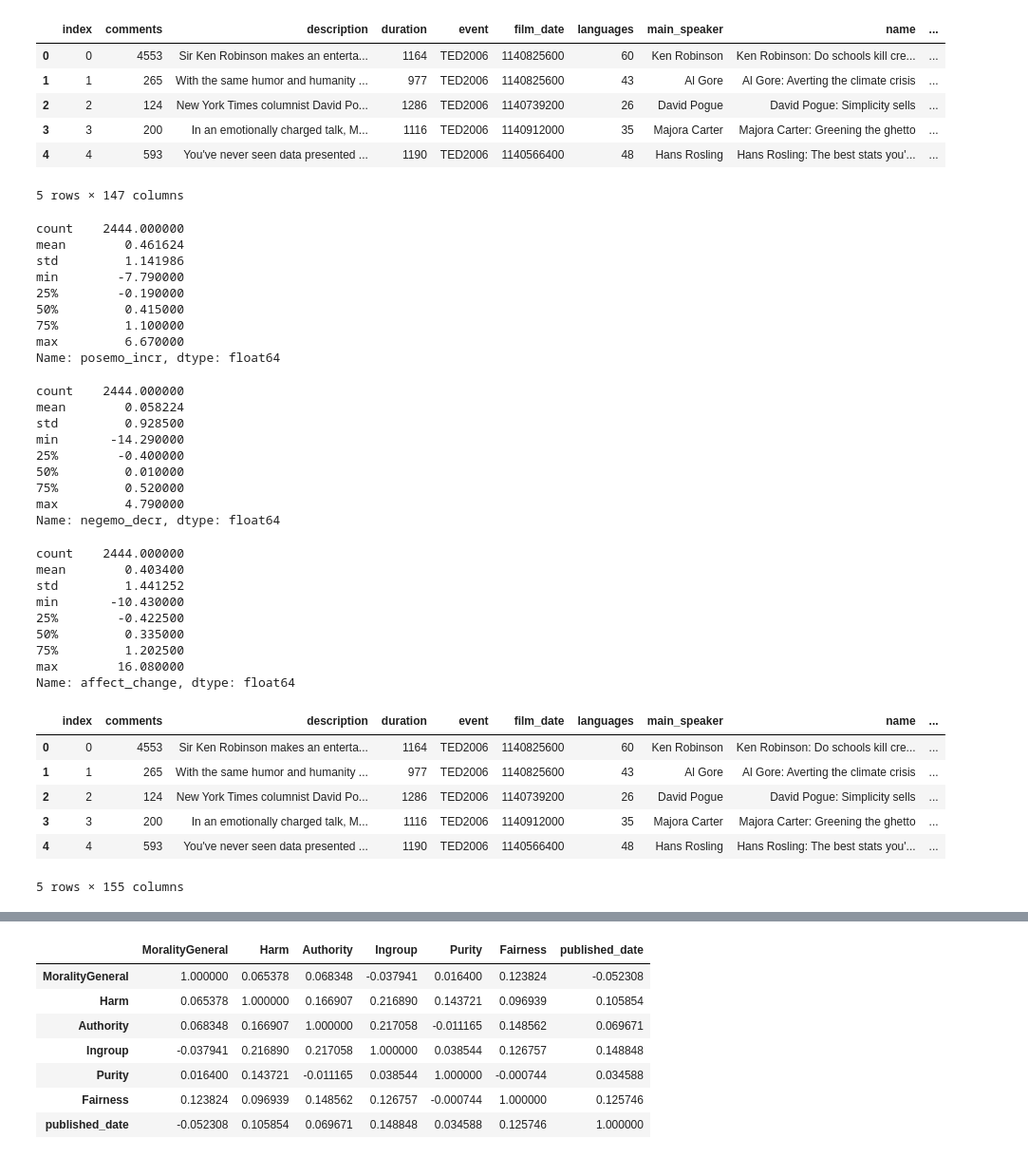
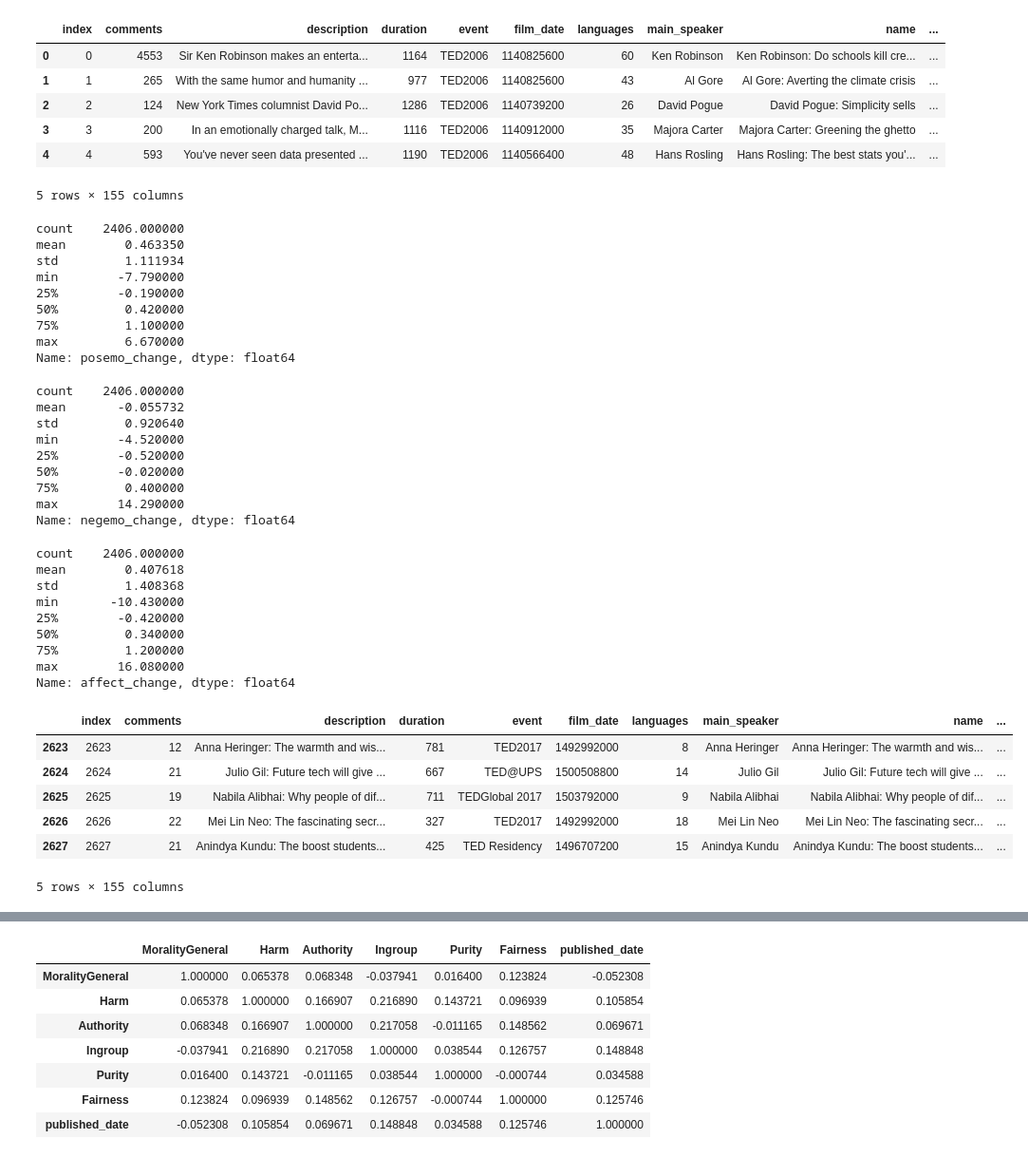
Before and after one commit to owentemple/TED-talks, a Jupyter notebook: transcript-process.ipynb, the cells around one changed output, grey strips where cells are left out. Shown: that part at 95% size. Drawn from its saved outputs; the diff is of its cells as text; code cells hidden in the pictures.

```diff
--- a/transcript-process.ipynb
+++ b/transcript-process.ipynb
@@ -11,6 +11,11 @@ def read_data():
     return df
 # %%
 df = read_data()
+# %%
+def drop_rows_with_music():
+    return df[df['music'] == 0]
+# %%
+df = drop_rows_with_music()
 # %%
 df.info()
 # %% [output]
@@ -22,8 +31,8 @@ memory usage: 2.7+ MB
 # %%
 def calculate_sentiment_change():
-    df['posemo_incr'] = df['posemo2'] - df['posemo1']
-    df['negemo_decr'] = df['negemo1'] - df['negemo2']
-    df['affect_change'] = df['posemo_incr'] - df['negemo_decr']
+    df['posemo_change'] = df['posemo2'] - df['posemo1']
+    df['negemo_change'] = df['negemo2'] - df['negemo1']
+    df['affect_change'] = df['posemo_change'] + df['negemo_change']
     return df
 # %%
 df = calculate_sentiment_change()
@@ -36,41 +45,41 @@ df.head()
 | 2 | 2 | 124 | New York Times columnist David Po... | 1286 | TED2006 | 1140739200 | 26 | David Pogue | David Pogue: Simplicity sells | ... |
 | 3 | 3 | 200 | In an emotionally charged talk, M... | 1116 | TED2006 | 1140912000 | 35 | Majora Carter | Majora Carter: Greening the ghetto | ... |
 | 4 | 4 | 593 | You've never seen data presented ... | 1190 | TED2006 | 1140566400 | 48 | Hans Rosling | Hans Rosling: The best stats you'... | ... |
-5 rows × 147 columns
+5 rows × 155 columns
 # %%
-df['posemo_incr'].describe()
+df['posemo_change'].describe()
 # %% [output]
-count    2444.000000
-mean        0.461624
-std         1.141986
+count    2406.000000
+mean        0.463350
+std         1.111934
 min        -7.790000
 25%        -0.190000
-50%         0.415000
+50%         0.420000
 75%         1.100000
 max         6.670000
-Name: posemo_incr, dtype: float64
+Name: posemo_change, dtype: float64
 # %%
-df['negemo_decr'].describe()
+df['negemo_change'].describe()
 # %% [output]
-count    2444.000000
-mean        0.058224
-std         0.928500
-min       -14.290000
-25%        -0.400000
-50%         0.010000
-75%         0.520000
-max         4.790000
-Name: negemo_decr, dtype: float64
+count    2406.000000
+mean       -0.055732
+std         0.920640
+min        -4.520000
+25%        -0.520000
+50%        -0.020000
+75%         0.400000
+max        14.290000
+Name: negemo_change, dtype: float64
 # %%
 df['affect_change'].describe()
 # %% [output]
-count    2444.000000
-mean        0.403400
-std         1.441252
+count    2406.000000
+mean        0.407618
+std         1.408368
 min       -10.430000
-25%        -0.422500
-50%         0.335000
-75%         1.202500
+25%        -0.420000
+50%         0.340000
+75%         1.200000
 max        16.080000
 Name: affect_change, dtype: float64
 # %%
@@ -92,14 +101,14 @@ df = create_published_year()
 df = create_moral_category_from_subsets()
 # %%
 
-df.head()
+df.tail()
 # %% [output]
 |  | index | comments | description | duration | event | film_date | languages | main_speaker | name | ... |
-| 0 | 0 | 4553 | Sir Ken Robinson makes an enterta... | 1164 | TED2006 | 1140825600 | 60 | Ken Robinson | Ken Robinson: Do schools kill cre... | ... |
-| 1 | 1 | 265 | With the same humor and humanity ... | 977 | TED2006 | 1140825600 | 43 | Al Gore | Al Gore: Averting the climate crisis | ... |
-| 2 | 2 | 124 | New York Times columnist David Po... | 1286 | TED2006 | 1140739200 | 26 | David Pogue | David Pogue: Simplicity sells | ... |
-| 3 | 3 | 200 | In an emotionally charged talk, M... | 1116 | TED2006 | 1140912000 | 35 | Majora Carter | Majora Carter: Greening the ghetto | ... |
-| 4 | 4 | 593 | You've never seen data presented ... | 1190 | TED2006 | 1140566400 | 48 | Hans Rosling | Hans Rosling: The best stats you'... | ... |
+| 2623 | 2623 | 12 | Anna Heringer: The warmth and wis... | 781 | TED2017 | 1492992000 | 8 | Anna Heringer | Anna Heringer: The warmth and wis... | ... |
+| 2624 | 2624 | 21 | Julio Gil: Future tech will give ... | 667 | TED@UPS | 1500508800 | 14 | Julio Gil | Julio Gil: Future tech will give ... | ... |
+| 2625 | 2625 | 19 | Nabila Alibhai: Why people of dif... | 711 | TEDGlobal 2017 | 1503792000 | 9 | Nabila Alibhai | Nabila Alibhai: Why people of dif... | ... |
+| 2626 | 2626 | 22 | Mei Lin Neo: The fascinating secr... | 327 | TED2017 | 1492992000 | 18 | Mei Lin Neo | Mei Lin Neo: The fascinating secr... | ... |
+| 2627 | 2627 | 21 | Anindya Kundu: The boost students... | 425 | TED Residency | 1496707200 | 15 | Anindya Kundu | Anindya Kundu: The boost students... | ... |
 5 rows × 155 columns
 # %%
 def calculate_pvalues(df):
```
Also changed, not shown: parts of 9 cells of this notebook, 5 other files.
